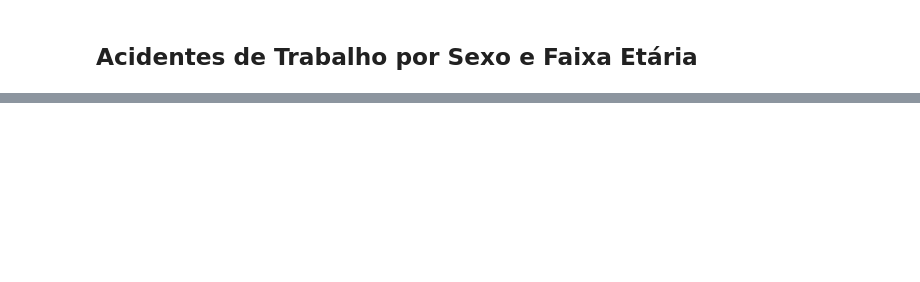
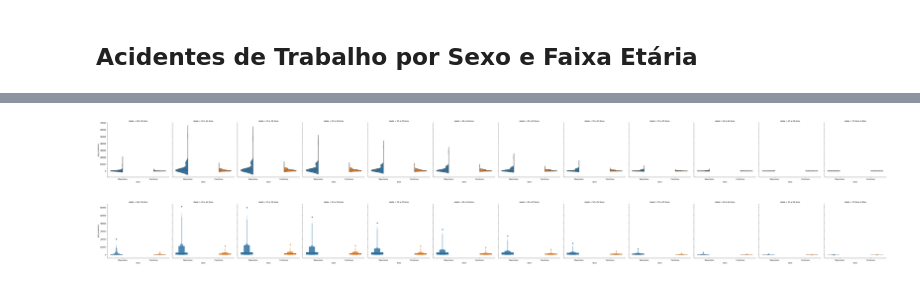
Before and after one commit to lorransr/CAT, a Jupyter notebook: Acidentes_de_Trabalho.ipynb, the cells around one changed output, grey strips where cells are left out. Cells and saved outputs as stored; diff of their text form; code cells hidden in the pictures; blank space fills up the shorter version.

```diff
--- a/Acidentes_de_Trabalho.ipynb
+++ b/Acidentes_de_Trabalho.ipynb
@@ -455,0 +592,20 @@ heat_map
+# %%
+g = sns.catplot(x = "sexo",
+                y = "qtd_acidentes",
+                data = df_agesex,
+                col = "idade",
+                kind = "violin",
+                hue = "sexo",
+                split = True,
+                inner = "quartile")
+# %% [output]
+[figure, added]
+# %%
+ax = sns.catplot(x = "sexo",
+                y = "qtd_acidentes",
+                data = df_agesex,
+                col = "idade",
+                kind = "boxen",
+                hue = "sexo")
+# %% [output]
+[figure, added]
```
Also changed, not shown: parts of 30 cells of this notebook.
